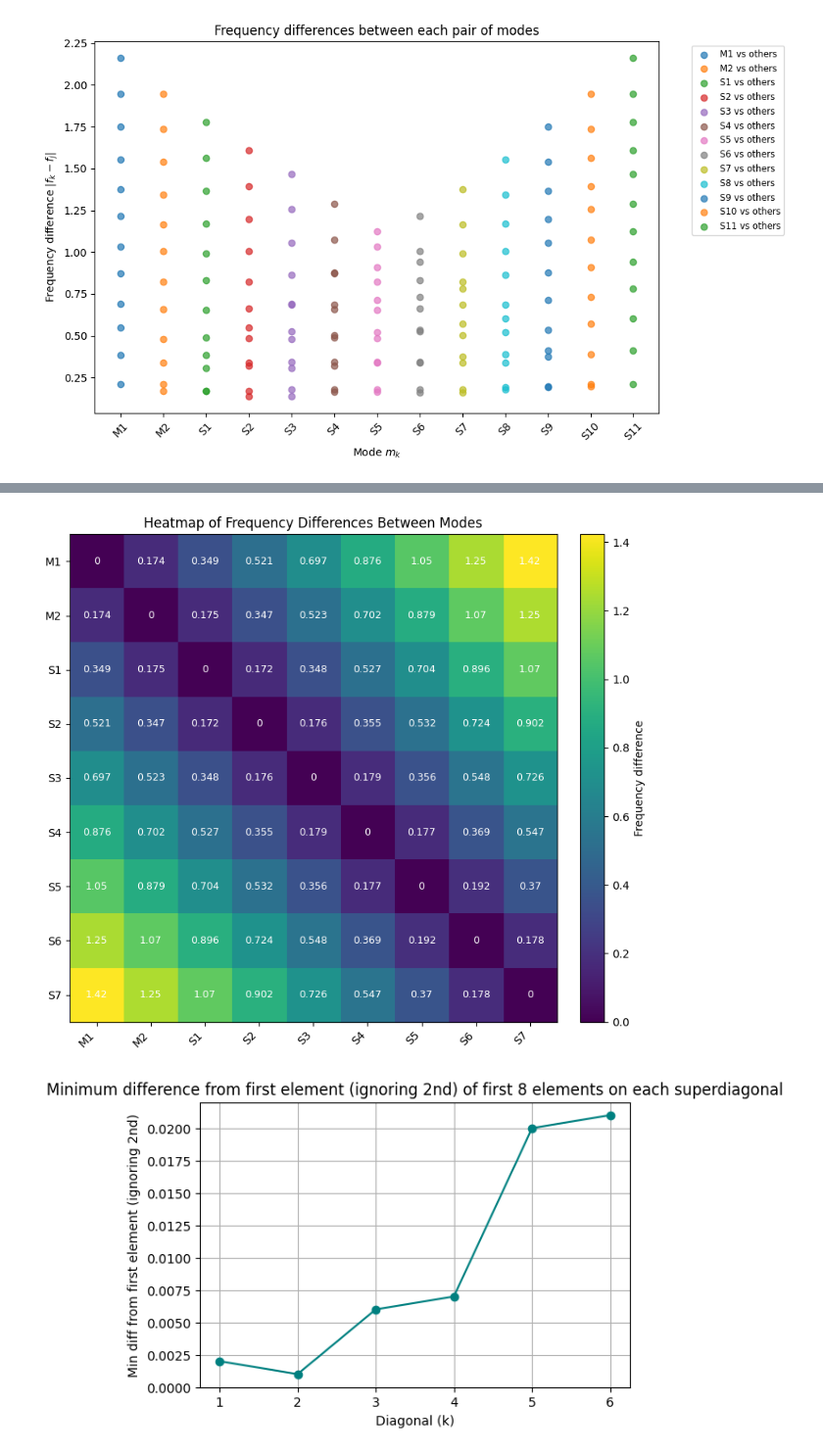
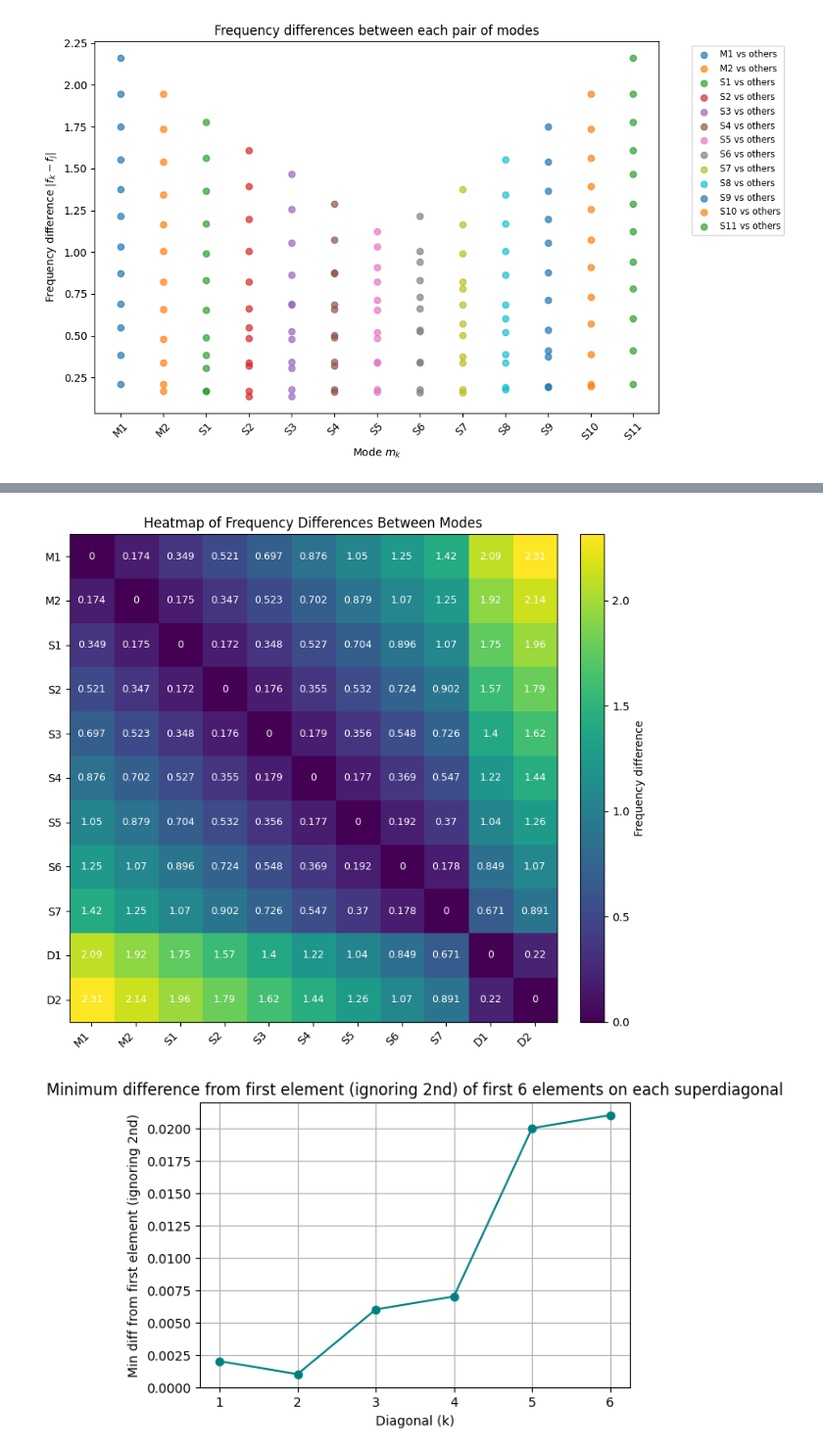
Before and after one commit to SchusterLab/multimode_sims, a Jupyter notebook: cavities/250618_nmm1_nmm2_comparison.ipynb, the cells around one changed output, grey strips where cells are left out. Shown at 98% size. Drawn from its saved outputs; the diff is of its cells as text; code cells hidden in the pictures.

```diff
--- a/cavities/250618_nmm1_nmm2_comparison.ipynb
+++ b/cavities/250618_nmm1_nmm2_comparison.ipynb
@@ -91,7 +91,7 @@ plt.show()
 # Calculate the minimum difference from the first element of each diagonal (including M1)
 # Only consider up to N elements on each diagonal, optionally ignore the second element
 
-def min_diff_from_first_on_diagonals(diff_matrix, N, ignore_second=False):
+def min_diff_from_first_on_diagonals(diff_matrix, N=5, ignore_second=False):
     min_diffs = []
     for k in range(1, N + 1):
         diag = np.diag(diff_matrix, k=k)
@@ -109,7 +109,7 @@ def min_diff_from_first_on_diagonals(diff_matrix, N, ignore_second=False):
             min_diffs.append(np.nan)
     return min_diffs
 # Calculate minimum difference from first element for each diagonal and annotate the minimum point
-min_diffs_from_first = min_diff_from_first_on_diagonals(diff_matrix, N, ignore_second=ignore_second)
+min_diffs_from_first = min_diff_from_first_on_diagonals(diff_matrix, N=5, ignore_second=ignore_second)
 
 # Find the diagonal and index where the minimum occurs
 min_val = np.nanmin(min_diffs_from_first)
@@ -132,6 +132,7 @@ min_diag_idx = np.nanargmin(min_diffs_from_first) + 1  # diagonals start at k=1
 # mode2 = df['Label'].iloc[col]
 
 plt.figure(figsize=(6, 4))
+N = 5
 plt.plot(range(1, N + 1), min_diffs_from_first, marker='o', color='teal')
 plt.scatter(min_diag_idx, min_val, color='red', zorder=5)
 # plt.annotate(f"Min: {min_val:.3g}\n({mode1}, {mode2})",
@@ -211,6 +201,9 @@ data = [
     ("S5", 6.037),
     ("S6", 6.229),
     ("S7", 6.407),
+    ("D1", 4.984+2.09405),
+    ("D2", 4.984+2.3139),
+
 ]
 df2 = pd.DataFrame(data, columns=['Label', 'Frequency'])
 print(df2)
@@ -264,34 +259,37 @@ def min_diff_from_first_on_diagonals(diff_matrix, N, ignore_second=False):
     for k in range(1, N + 1):
         diag = np.diag(diff_matrix, k=k)
         diag = diag[:N]  # Only consider up to N elements
         if len(diag) < 2:
             min_diffs.append(np.nan)
             continue
         # Optionally ignore the second element (index 1)
         indices = [i for i in range(len(diag)) if not (ignore_second and i == 1)]
         # Compute differences from the first element (index 0)
         diffs = [abs(diag[i] - diag[0]) for i in indices[1:]]  # skip first element itself
         if diffs:
             min_diffs.append(np.min(diffs))
         else:
             min_diffs.append(np.nan)
     return min_diffs
 
+ignore_second = True
+N=6
 min_diffs_from_first = min_diff_from_first_on_diagonals(diff_matrix, N, ignore_second=ignore_second)
 
 
 plt.figure(figsize=(6, 4))
+
 plt.plot(range(1, N + 1), min_diffs_from_first, marker='o', color='teal')
 plt.xlabel('Diagonal (k)')
 plt.ylabel('Min diff from first element' + (' (ignoring 2nd)' if ignore_second else ''))
 plt.title(f"Minimum difference from first element{' (ignoring 2nd)' if ignore_second else ''} of first {N} elements on each superdiagonal")
 plt.grid(True)
 plt.show()
 
 print(f"Minimum difference from first element{' (ignoring 2nd)' if ignore_second else ''} among first {N} elements of each superdiagonal:")
 for k, val in enumerate(min_diffs_from_first, 1):
-    print(f"Diagonal k={k}: min diff from first = {val:.3g}")
-    print(f"Diagonal k={k}: min diff among elements = {val:.3g}")
+    print(f"Diagonal k={k}: min diff from first = {val:.5g}")
+    print(f"Diagonal k={k}: min diff among elements = {val:.5g}")
 # %% [output]
-[figure, old version]
+[figure, new version]
 [figure]
```
Also changed, not shown: parts of 3 cells of this notebook, 9 other files.
